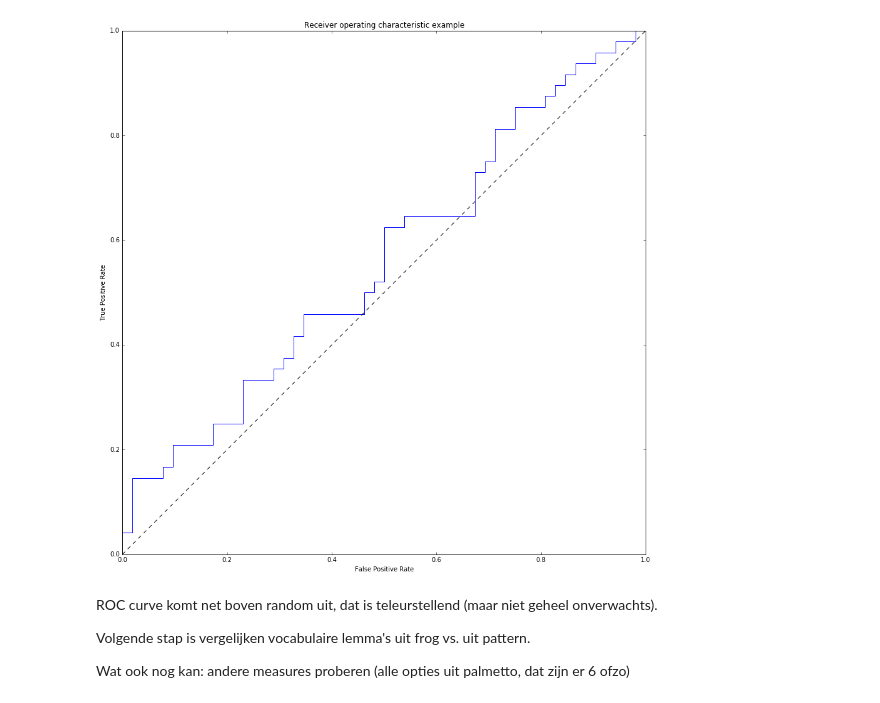
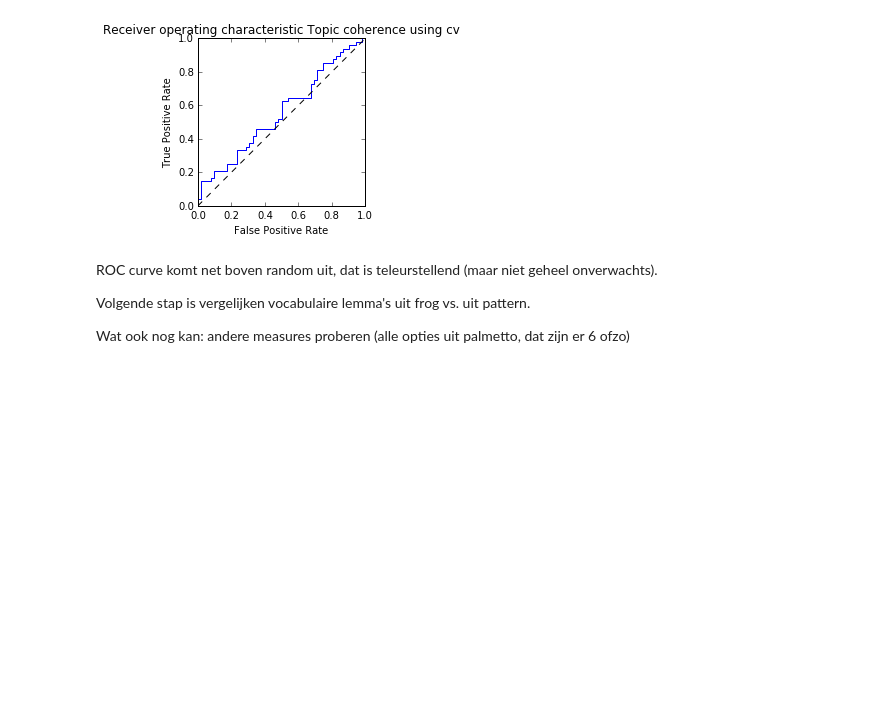
Before and after one commit to jvdzwaan/dilipad, a Jupyter notebook: results/topic_coherence_roc.ipynb, the cells around one changed output. Drawn from its saved outputs; the diff is of its cells as text; code cells hidden in the pictures; blank space fills up the shorter version.

Commit message:
Update topic coherence notebooks
- calculate more (all) topic coherence measures
- plot ROC curves for all of them

```diff
--- a/results/topic_coherence_roc.ipynb
+++ b/results/topic_coherence_roc.ipynb
@@ -6,7 +6,7 @@ import numpy as np
 import matplotlib.pyplot as plt
 import pandas as pd
 
-plt.rcParams['figure.figsize'] = (15, 15)
+plt.rcParams['figure.figsize'] = (3, 3)
 # %%
 config = {
     "inputData": "/path/to/input/data/*",
@@ -42,20 +23,23 @@ data
 #http://scikit-learn.org/stable/modules/generated/sklearn.metrics.roc_curve.html#sklearn.metrics.roc_curve
 from sklearn.metrics import roc_curve
 
-fpr, tpr, thr = roc_curve(data['usefulness'] == 3, data['10'])
+def plot_roc_curve(data, measure, threshold=3):
+    fpr, tpr, thr = roc_curve(data['usefulness'] >= threshold, data[measure])
 
-plt.figure()
-plt.plot(fpr, tpr)
-plt.plot([0, 1], [0, 1], 'k--')
-plt.xlim([0.0, 1.0])
-plt.ylim([0.0, 1.0])
-plt.xlabel('False Positive Rate')
-plt.ylabel('True Positive Rate')
-plt.title('Receiver operating characteristic Topic coherence')
-plt.legend(loc="lower right")
-plt.show()
+    plt.figure()
+    plt.plot(fpr, tpr)
+    plt.plot([0, 1], [0, 1], 'k--')
+    plt.xlim([0.0, 1.0])
+    plt.ylim([0.0, 1.0])
+    plt.xlabel('False Positive Rate')
+    plt.ylabel('True Positive Rate')
+    plt.title('Receiver operating characteristic Topic coherence using {}'.format(measure))
+    plt.legend(loc="lower right")
+    plt.show()
-# %% [output]
-[figure, removed]
+# %%
+plot_roc_curve(data, 'cv')
+# %% [output]
+[figure, added]
 # %% [markdown]
 ROC curve komt net boven random uit, dat is teleurstellend (maar niet geheel onverwachts).
 
```
Also changed, not shown: parts of 8 cells of this notebook, 1 other file.
